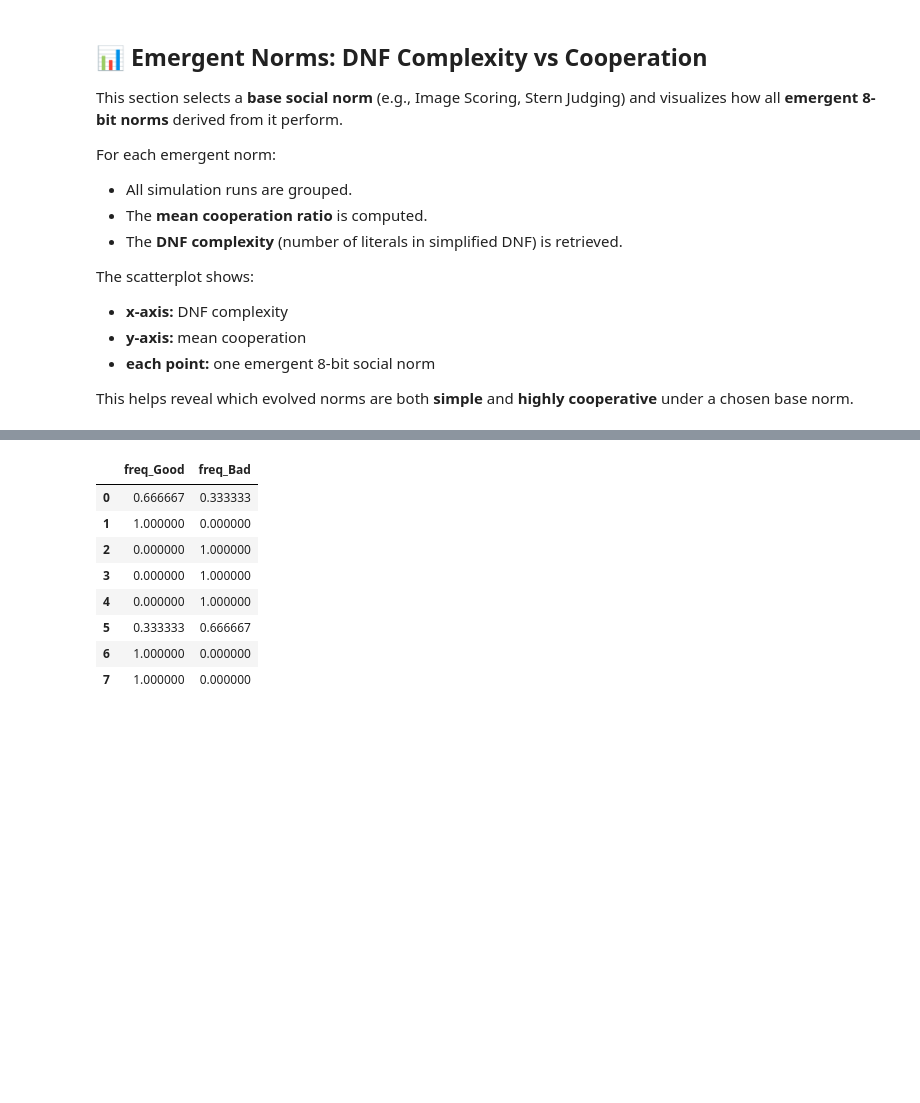
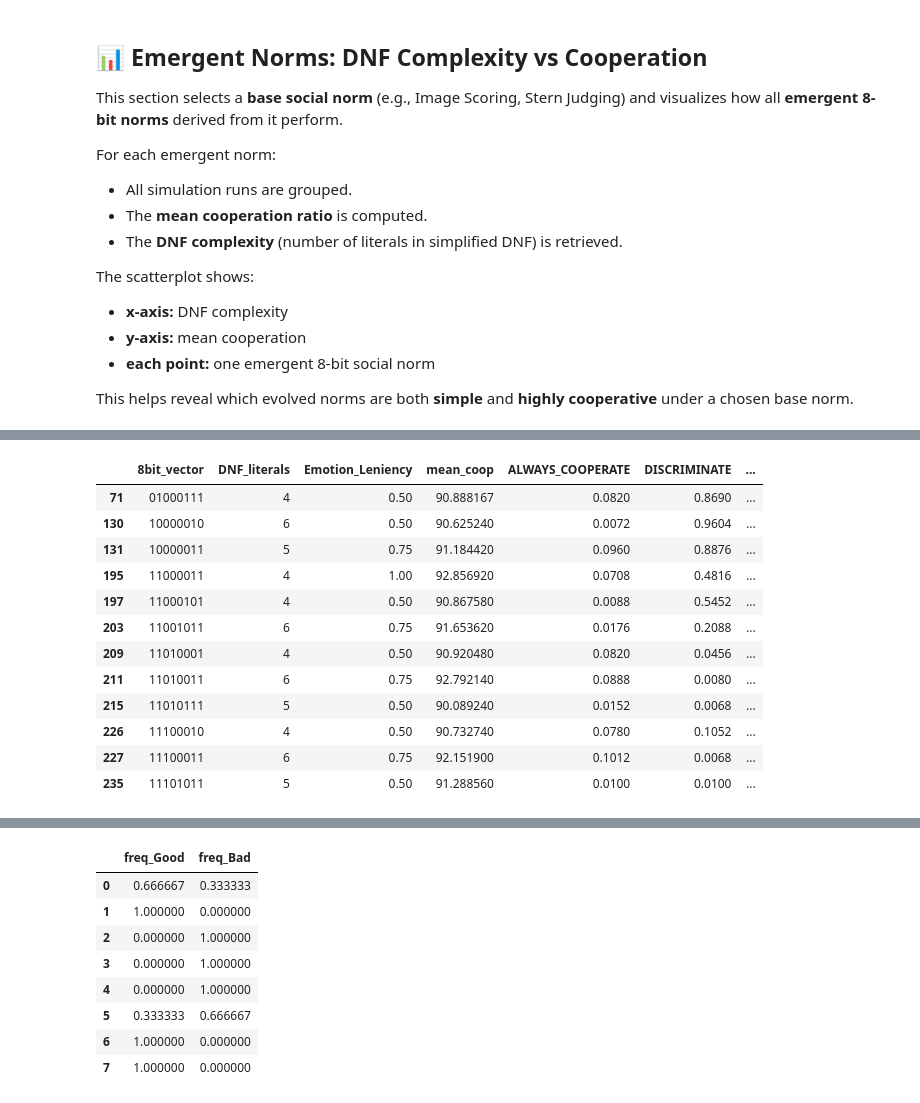
Before and after one commit to cfonsecahenrique/SNARE, a Jupyter notebook: results_reader.ipynb, the cells around one changed output, grey strips where cells are left out. Saved outputs shown, nothing was run; the diff lists cells and outputs as text; code cells hidden in the pictures; blank space fills up the shorter version.

```diff
--- a/results_reader.ipynb
+++ b/results_reader.ipynb
@@ -322,19 +394,49 @@ plot
 # %%
 # 1. Choose base norm (must match identify_base_norm output)
-chosen_base_norm = "Image Scoring"   # ← adjust as needed
+chosen_base_norm = "Stern Judging"   # ← adjust as needed
 chosen_gamma = 0.8
 
 # Filter only runs that originate from this base norm
-filtered = merged_df[merged_df["base_social_norm"] == chosen_base_norm].copy()
-filtered = filtered[filtered.Z == 50]
-filtered = filtered[filtered.gens == 1000]
-filtered = filtered[filtered.gamma_center == chosen_gamma]
+filtered = merged_df[
+    (merged_df["base_social_norm"] == chosen_base_norm) &
+    (merged_df["Z"] == 50) &
+    (merged_df["gens"] == 1000) &
+    (merged_df["gamma_center"] == chosen_gamma)
+].copy()
 
 # 2. Average all runs per emergent norm
+# Include strategy + emotion columns in the aggregation
+strategy_cols = [
+    "ALWAYS_COOPERATE", "DISCRIMINATE",
+    "PARADOXICALLY_DISC", "ALWAYS_DEFECT"
+]
+
+emotion_cols = ["Competitive", "Cooperative"]
+
 grouped = (
     filtered.groupby(["8bit_vector", "DNF_literals", "Emotion_Leniency"], as_index=False)
-            .agg(mean_coop=("average_cooperation", "mean"))
+            .agg(
+                mean_coop=("average_cooperation", "mean"),
+                **{col: (col, "mean") for col in strategy_cols + emotion_cols}
+            )
 )
 
-elites = grouped[grouped.mean_coop >= 80]
+# 3. Elite norms
+elites = grouped[grouped.mean_coop >= 90].copy()
+
+elites
+# %% [output]
+|  | 8bit_vector | DNF_literals | Emotion_Leniency | mean_coop | ALWAYS_COOPERATE | DISCRIMINATE | ... |
+| 71 | 01000111 | 4 | 0.50 | 90.888167 | 0.0820 | 0.8690 | ... |
+| 130 | 10000010 | 6 | 0.50 | 90.625240 | 0.0072 | 0.9604 | ... |
+| 131 | 10000011 | 5 | 0.75 | 91.184420 | 0.0960 | 0.8876 | ... |
+| 195 | 11000011 | 4 | 1.00 | 92.856920 | 0.0708 | 0.4816 | ... |
+| 197 | 11000101 | 4 | 0.50 | 90.867580 | 0.0088 | 0.5452 | ... |
+| 203 | 11001011 | 6 | 0.75 | 91.653620 | 0.0176 | 0.2088 | ... |
+| 209 | 11010001 | 4 | 0.50 | 90.920480 | 0.0820 | 0.0456 | ... |
+| 211 | 11010011 | 6 | 0.75 | 92.792140 | 0.0888 | 0.0080 | ... |
+| 215 | 11010111 | 5 | 0.50 | 90.089240 | 0.0152 | 0.0068 | ... |
+| 226 | 11100010 | 4 | 0.50 | 90.732740 | 0.0780 | 0.1052 | ... |
+| 227 | 11100011 | 6 | 0.75 | 92.151900 | 0.1012 | 0.0068 | ... |
+| 235 | 11101011 | 5 | 0.50 | 91.288560 | 0.0100 | 0.0100 | ... |
 # %%
```
Also changed, not shown: parts of 3 cells of this notebook.
